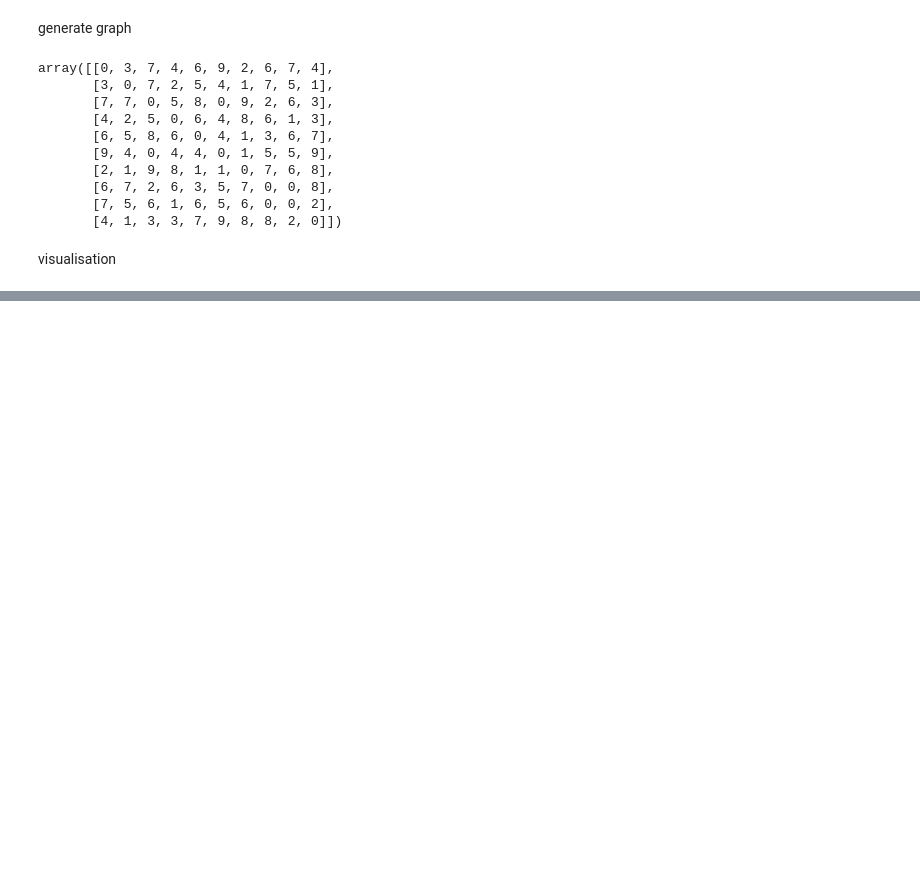
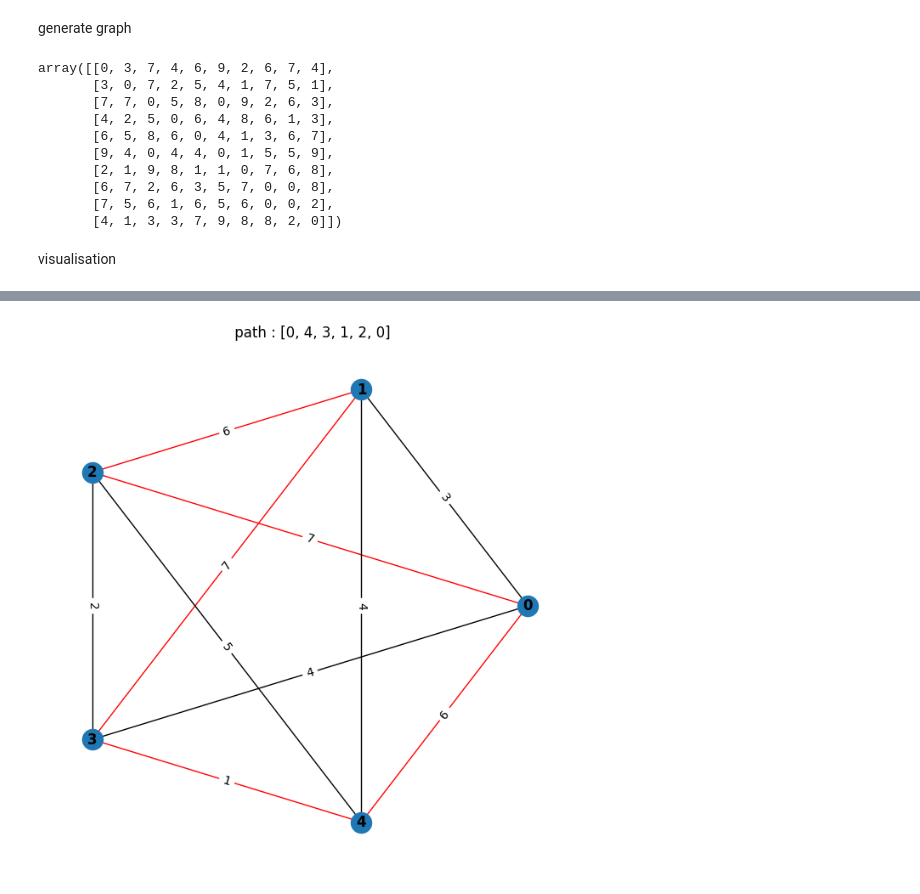
Before and after one commit to nassim1014/CodeWars-Algo-Sol, a Jupyter notebook: Code_Wars.ipynb, the cells around one changed output, grey strips where cells are left out. Cells and saved outputs as stored; diff of their text form; code cells hidden in the pictures; blank space fills up the shorter version.

```diff
--- a/Code_Wars.ipynb
+++ b/Code_Wars.ipynb
@@ -507,0 +510,9 @@ draw_graph(graph_matrix,tsp_path)
+# %%
+def app_TSP(graph) :
+  critical_path = TSP(graph)
+  draw_graph(graph,critical_path)
+# %%
+graph_matrix = generate_graph(5)
+app_TSP(graph_matrix)
+# %% [output]
+[figure, added]
```
Also changed, not shown: parts of 3 cells of this notebook.
